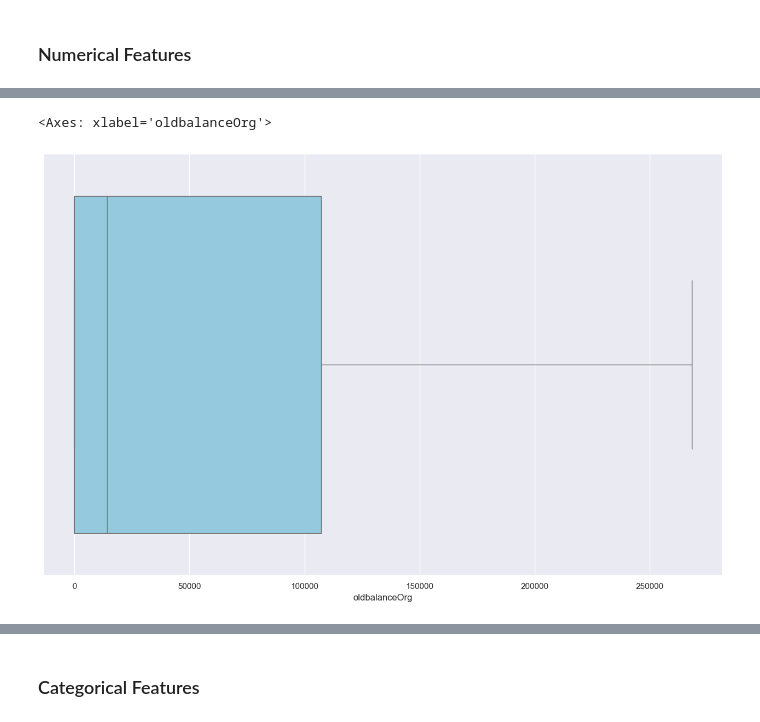
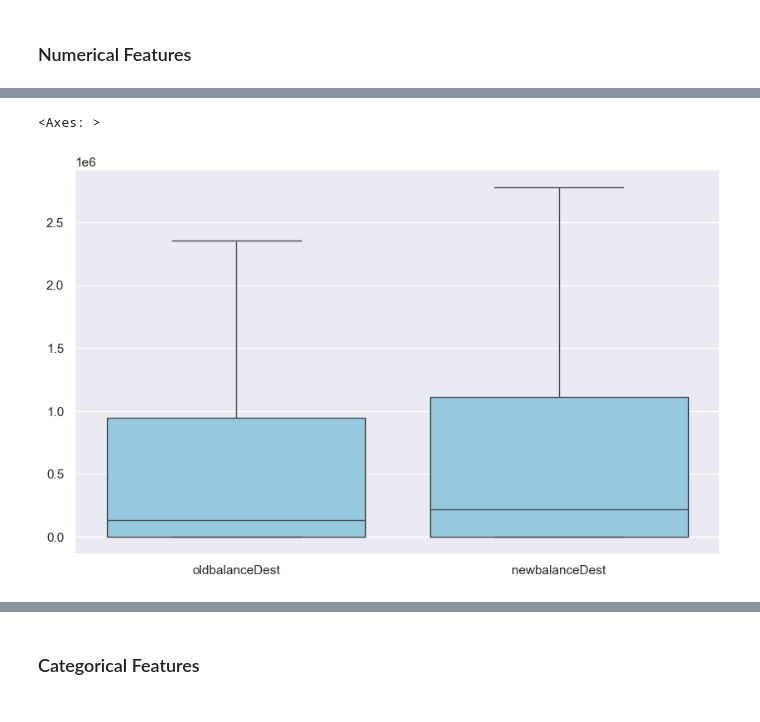
Before and after one commit to elaragao/Portifolio, a Jupyter notebook: Fraud Detection/EDA_Analysis.ipynb, the cells around one changed output, grey strips where cells are left out. Cells and saved outputs as stored; diff of their text form; code cells hidden in the pictures.

```diff
--- a/Fraud Detection/EDA_Analysis.ipynb
+++ b/Fraud Detection/EDA_Analysis.ipynb
@@ -13,7 +13,7 @@ import datetime as dt
 import plotly.express as px
 
 
-sns.set_theme(style="darkgrid", rc={'figure.figsize':(14,9)})
+sns.set_theme(style="darkgrid", rc={'figure.figsize':(10,6)})
 # %% [markdown]
 ## Getting the DataFrame
 # %%
@@ -255,5 +176,5 @@ plt.show()
 # %%
-sns.boxplot(data=df, x="oldbalanceOrg",color = 'skyblue', showfliers=False)
+sns.boxplot(data=df[['oldbalanceDest', 'newbalanceDest']],color = 'skyblue', showfliers=False)
 # %% [output]
-<Axes: xlabel='oldbalanceOrg'>
+<Axes: >
-[figure, old version]
+[figure, new version]
```
Also changed, not shown: parts of 63 cells of this notebook.
